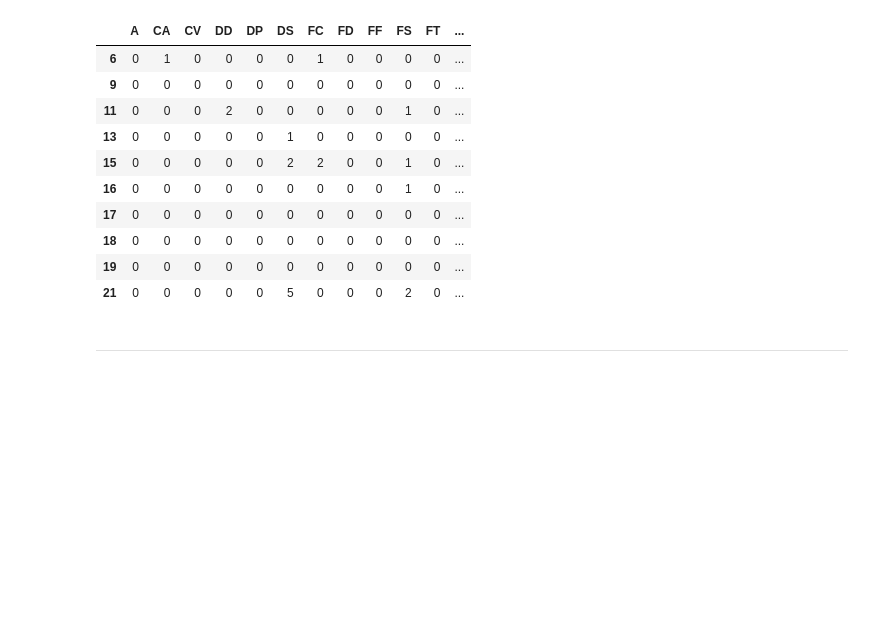
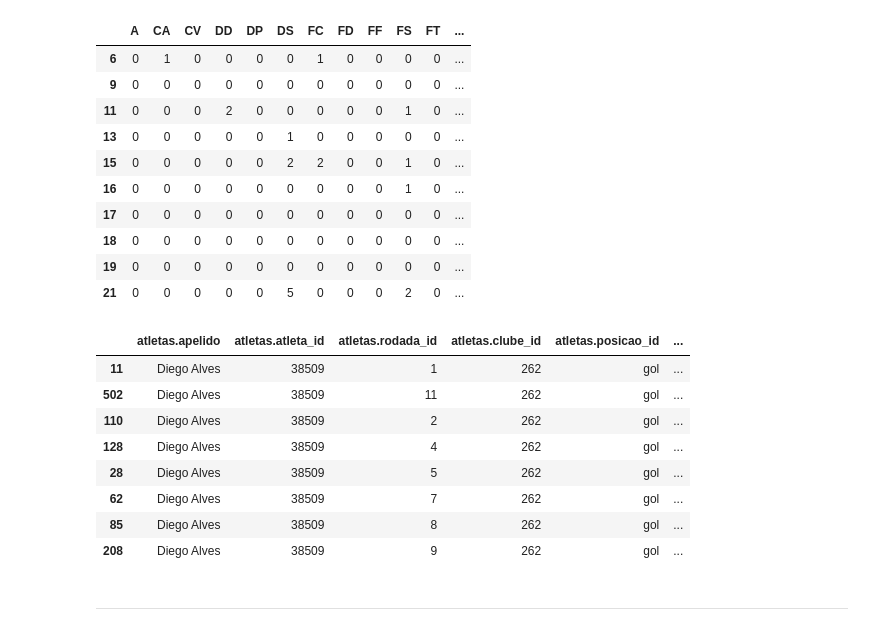
Before and after one commit to andeoliveira/datascience, a Jupyter notebook: cartolafc-escalacao/notebook.ipynb, the cells around one changed output. Saved outputs shown, nothing was run; the diff lists cells and outputs as text; code cells hidden in the pictures; blank space fills up the shorter version.

```diff
--- a/cartolafc-escalacao/notebook.ipynb
+++ b/cartolafc-escalacao/notebook.ipynb
@@ -407,6 +414,18 @@ df_jogadores.head(10)
 | 18 | 0 | 0 | 0 | 0 | 0 | 0 | 0 | 0 | 0 | 0 | 0 | ... |
 | 19 | 0 | 0 | 0 | 0 | 0 | 0 | 0 | 0 | 0 | 0 | 0 | ... |
 | 21 | 0 | 0 | 0 | 0 | 0 | 5 | 0 | 0 | 0 | 2 | 0 | ... |
+# %%
+df_jogadores[(df_jogadores['atletas.clube_id'] == 262) & (df_jogadores['atletas.atleta_id'] == 38509)]
+# %% [output]
+|  | atletas.apelido | atletas.atleta_id | atletas.rodada_id | atletas.clube_id | atletas.posicao_id | ... |
+| 11 | Diego Alves | 38509 | 1 | 262 | gol | ... |
+| 502 | Diego Alves | 38509 | 11 | 262 | gol | ... |
+| 110 | Diego Alves | 38509 | 2 | 262 | gol | ... |
+| 128 | Diego Alves | 38509 | 4 | 262 | gol | ... |
+| 28 | Diego Alves | 38509 | 5 | 262 | gol | ... |
+| 62 | Diego Alves | 38509 | 7 | 262 | gol | ... |
+| 85 | Diego Alves | 38509 | 8 | 262 | gol | ... |
+| 208 | Diego Alves | 38509 | 9 | 262 | gol | ... |
 # %% [markdown]
 <hr>
 # %% [markdown]
```
Also changed, not shown: parts of 14 cells of this notebook.
